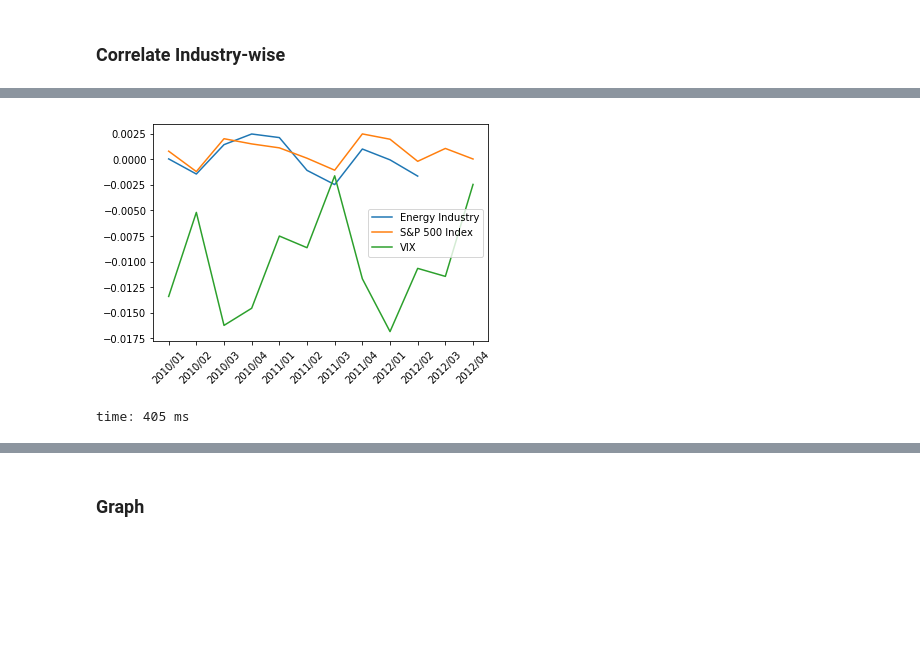
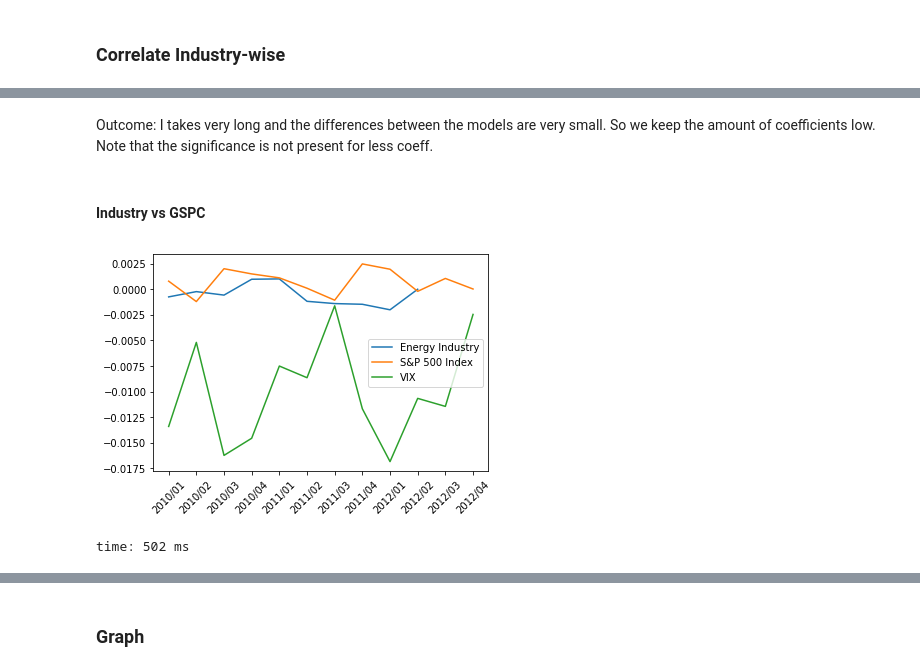
Before and after one commit to Chaoste/nlp-stocks, a Jupyter notebook: research/15.0-Stocks-Regression-Analysis.ipynb, the cells around one changed output, grey strips where cells are left out. Cells and saved outputs as stored; diff of their text form; code cells hidden in the pictures; blank space fills up the shorter version.

```diff
--- a/research/15.0-Stocks-Regression-Analysis.ipynb
+++ b/research/15.0-Stocks-Regression-Analysis.ipynb
@@ -26,15 +26,25 @@ import warnings
 warnings.warn = lambda *a, **kw: False
 
 sys.path.append("..") # Adds higher directory to python modules path for importing from src dir
-from src.datasets import NyseStocksDataset, NyseSecuritiesDataset
+from src.datasets import NyseStocksDataset, NyseSecuritiesDataset, NyseFundamentalsDataset
 import src.econometric_utils as eco
 import src.regression_utils as regr
 import src.plot_utils as plot
 import src.math_utils as math_utils
 
+import networkx as nx
+# https://networkx.github.io/documentation/stable/tutorial.html
+import visJS2jupyter
+import visJS2jupyter.visJS_module as visJS_module
+# http://compbio.ucsd.edu/bringing-interactivity-network-visualization-jupyter-notebooks-visjs2jupyter/
+
+
 get_month = lambda i: datetime.date(2000, int(i), 1).strftime('%B')
 get_weekday = lambda i: calendar.day_name[int(i)]
 split = lambda x: (x.iloc[:600], x.iloc[600:])  # train: 2010-01-05 until 2012-05-21, val: 2012-05-21 until 2012-12-31
+
+TRAIN_FRAME = pd.to_datetime('2010-01-05'), pd.to_datetime('2012-05-21')
+VAL_FRAME = pd.to_datetime('2012-05-22'), pd.to_datetime('2012-12-31')
 
 %matplotlib inline
 %load_ext autotime
@@ -57,7 +74,11 @@ prices = stocks.enhance_features(stocks.prices.copy())
 comp_metas, train_comp_prices, val_comp_prices = [], [], []
 comp_grouped = prices.groupby(prices.symbol, sort=False)
 for sym, p in tqdm(comp_grouped):
+    if not stocks.is_company_available(sym):
+        continue
     train, val = split(eco.add_movements(p).drop(columns=['symbol', 'movement']).set_index('date'))
+    assert train.index.min() == TRAIN_FRAME[0] and train.index.max() == TRAIN_FRAME[1], f'Shape not matching for {sym}'
+    assert val.index.min() == VAL_FRAME[0] and val.index.max() == VAL_FRAME[1], f'Shape not matching for {sym}'
     train_comp_prices.append(train)
     val_comp_prices.append(val)
     comp_metas.append({'symbol': sym, 'industry': securities.get_industry(sym), 'name': securities.get_company_name(sym)})
@@ -85,0 +107,6 @@ time: 310 ms
+# %%
+# Calculate movements per industry to normalize stock prices
+ind_means = pd.DataFrame([pd.DataFrame([p.boxcox for _, _, p in get_industry(i)]).mean() for i in all_industries], index=all_industries).T
+# (ind_means.T - gspc.boxcox[ind_means.index]).T.corr()
+
+pd.Series([len(list(get_industry(x))) for x in all_industries], index=all_industries)
@@ -290,0 +356,2 @@ time: 200 ms
+# %%
+ind_symbols, ind_resids, ind_prices, ind_orig_prices, ind_resid_chars = calc_residuals([industry_name])
@@ -291,8 +470,12 @@ time: 200 ms
+# %% [markdown]
+Outcome: I takes very long and the differences between the models are very small. So we keep the amount of coefficients low. Note that the significance is not present for less coeff.
+# %% [markdown]
+#### Industry vs GSPC
 # %%
-plot.plot_performance_quarterly(industry_prices, label='Energy Industry')
+plot.plot_performance_quarterly(ind_prices, label='Energy Industry')
 plot.plot_performance_quarterly(gspc.boxcox, label='S&P 500 Index')
 plot.plot_performance_quarterly(vix.boxcox, label='VIX')
 plt.legend();
 # %% [output]
-[figure, old version]
+[figure, new version]
-time: 405 ms
+time: 502 ms
```
Also changed, not shown: parts of 48 cells of this notebook, 7 other files.
